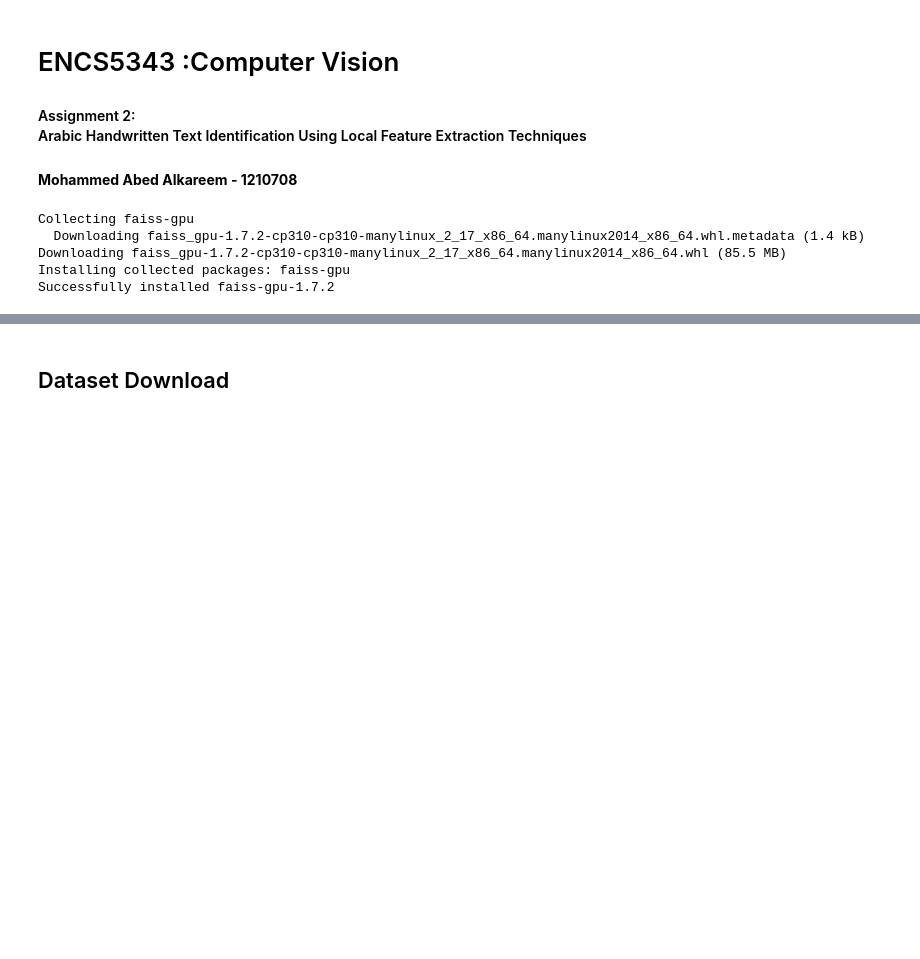
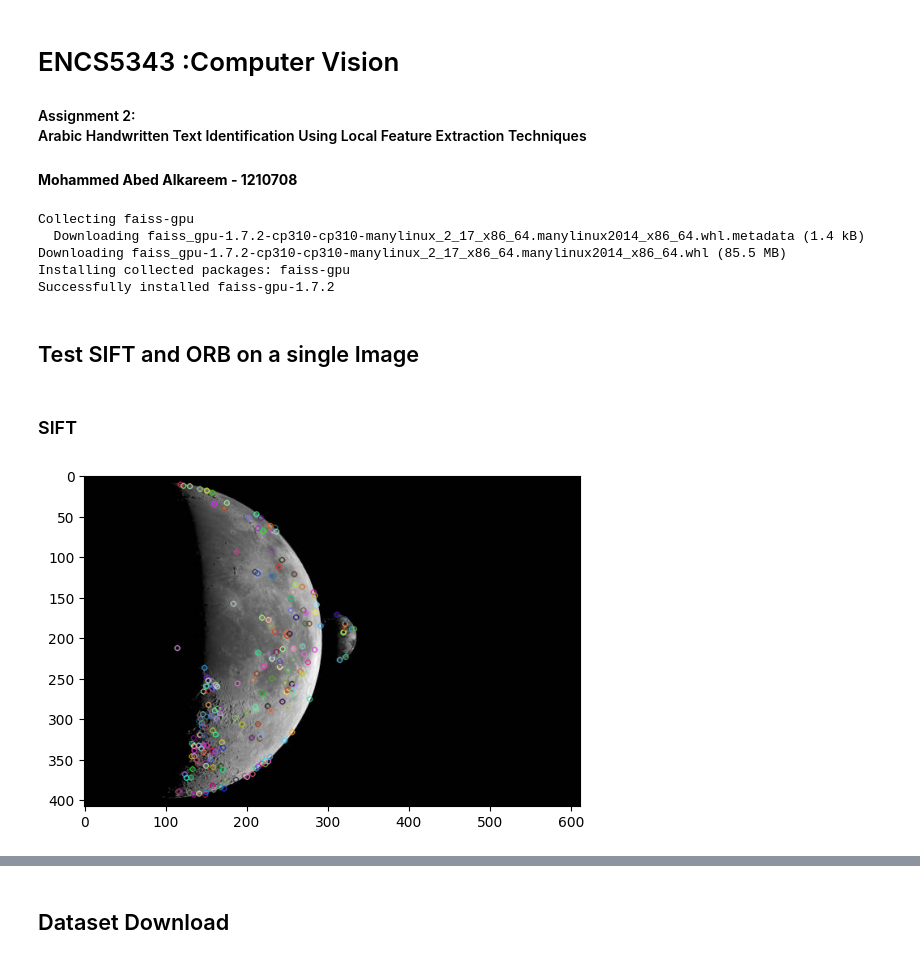
Before and after one commit to Mohammed-Abed-Alkareem/Arabic-Handwriting-Identification-Local-Feature-Extraction, a Jupyter notebook: AssignmentFiles/1210708_file.ipynb, the cells around one changed output, grey strips where cells are left out. Drawn from its saved outputs; the diff is of its cells as text; code cells hidden in the pictures; blank space fills up the shorter version.

```diff
--- a/AssignmentFiles/1210708_file.ipynb
+++ b/AssignmentFiles/1210708_file.ipynb
@@ -14,0 +24,11 @@ Successfully installed faiss-gpu-1.7.2
+# %% [markdown]
+## Test SIFT and ORB on a single Image
+# %%
+img1 = cv.imread('test_img.jpg', cv.IMREAD_GRAYSCALE)
+img2 = cv.imread('test_img2.jpg', cv.IMREAD_GRAYSCALE)
+# %% [markdown]
+### SIFT
+# %%
+keypoints1, descriptors1 = sift(img1 , test=True)
+# %% [output]
+[figure, added]
```
Also changed, not shown: parts of 40 cells of this notebook, 14 other files.
